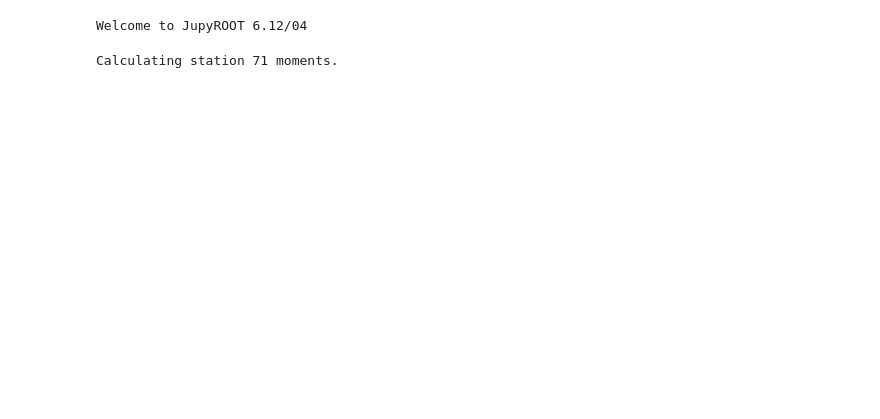
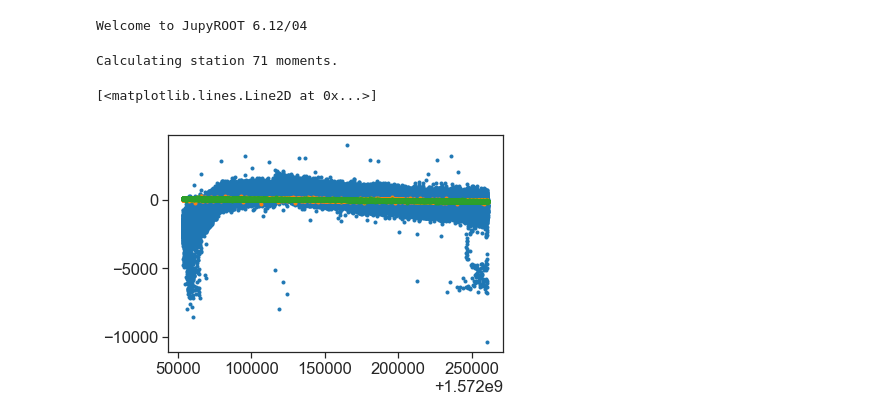
Before and after one commit to aetb/trfp, a Jupyter notebook: superlong_2_study.ipynb, the cells around one changed output. Saved outputs shown, nothing was run; the diff lists cells and outputs as text; code cells hidden in the pictures; blank space fills up the shorter version.

```diff
--- a/superlong_2_study.ipynb
+++ b/superlong_2_study.ipynb
@@ -96,3 +96,10 @@ fp_df = fp_df.drop(columns=['tr_phi']+['tr,m'+str(m) for m in range(1,18)])
 vtm_df = helper.vtm_calc(fp_df, baseline_time_1, baseline_time_2, tr_baseline, tr_baseline, fp_baseline, fp_baseline)
 # %% [output]
 Calculating station 71 moments.
+# %%
+plt.plot(interp_df.index.values, interp_df['tr8'] - np.mean(interp_df['tr8']), '.')
+plt.plot(interp_df.index.values, interp_df['tr9'] - np.mean(interp_df['tr9']), '.')
+plt.plot(interp_df.index.values, interp_df['tr7'] - np.mean(interp_df['tr7']), '.')
+# %% [output]
+[<matplotlib.lines.Line2D at 0x...>]
+[figure, added]
```
Also changed, not shown: parts of 15 cells of this notebook, 41 other files.
